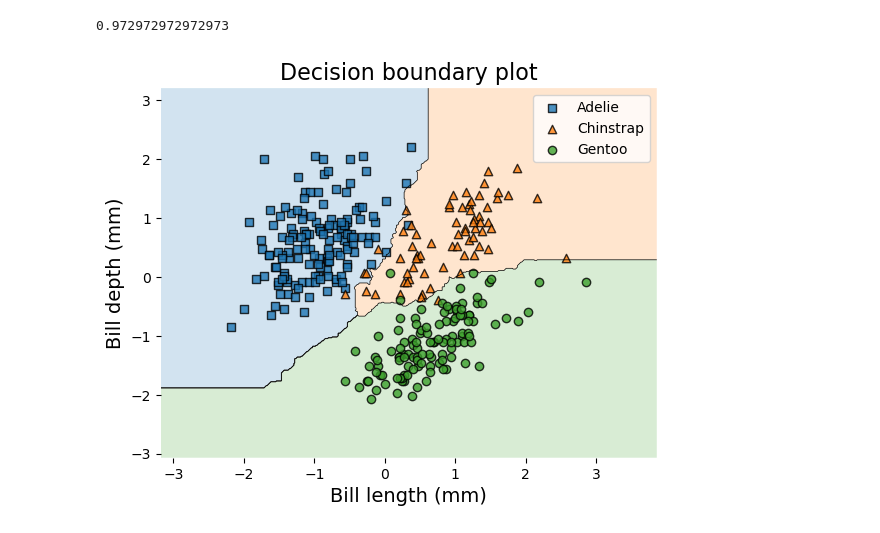
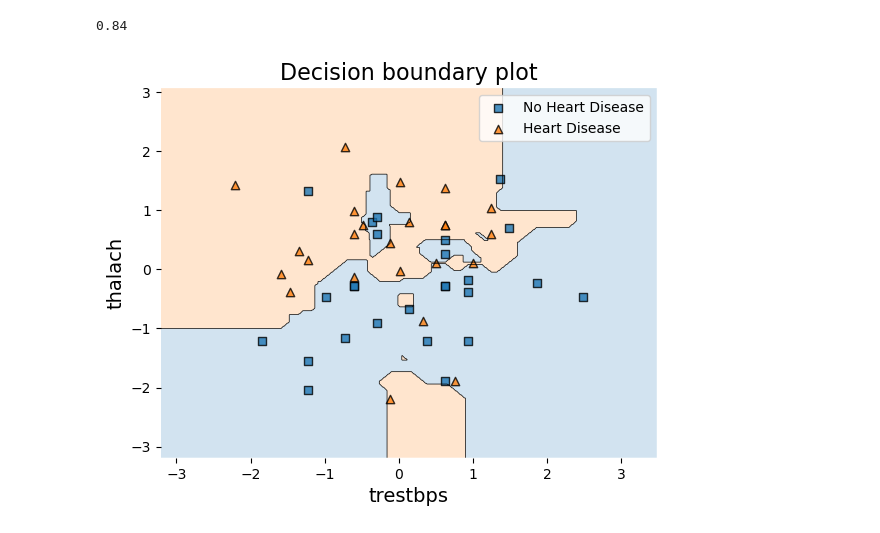
Before and after one commit to av-guy/D603-Machine-Learning, a Jupyter notebook: notebooks/k_nearest_neighbors.ipynb, the cells around one changed output. Saved outputs shown, nothing was run; the diff lists cells and outputs as text; code cells hidden in the pictures.

Commit message:
heart disease exercise for knn end of chapter

```diff
--- a/notebooks/k_nearest_neighbors.ipynb
+++ b/notebooks/k_nearest_neighbors.ipynb
@@ -8,6 +8,6 @@ from sklearn.neighbors import KNeighborsClassifier
 from mlxtend.plotting import plot_decision_regions
 from sklearn.preprocessing import StandardScaler
 # %%
-penguins = pd.read_csv('..\\data\\penguins.csv').dropna()
-penguins.head()
+heart = pd.read_csv('..\\data\\heart.csv').dropna()
+heart.head()
 # %% [output]
@@ -43,13 +32,13 @@ penguins.head()
 # Define input features and output features
 scaler = StandardScaler()
 
-X = penguins[['bill_length_mm', 'bill_depth_mm']]
-y = penguins[['species_int']]
+X = heart[['trestbps', 'thalach']]
+y = heart[['target']]
 
 X = scaler.fit_transform(X)
 # %%
 # Initialize a model with k=5 neighbors
-knn = KNeighborsClassifier(n_neighbors=9, metric='manhattan')
+knn = KNeighborsClassifier(n_neighbors=3, metric='manhattan')
 
 # Fit the model
 knn.fit(X, np.ravel(y))
@@ -60,23 +49,22 @@ knn.predict(X)
 # Calculate the proportion of instances correctly classified
 knn.score(X, np.ravel(y))
 # %% [output]
-0.972972972972973
+0.84
 # %%
 # Set background opacity to 20%
 contourf_kwargs = {'alpha': 0.2}
 
 # Plot decision boundary regions
 p = plot_decision_regions(X, np.ravel(y), clf=knn, contourf_kwargs=contourf_kwargs)
 
 # Add title and axis labels
 p.set_title('Decision boundary plot', fontsize=16)
-p.set_xlabel('Bill length (mm)', fontsize=14)
-p.set_ylabel('Bill depth (mm)', fontsize=14)
+p.set_xlabel('trestbps', fontsize=14)
+p.set_ylabel('thalach', fontsize=14)
 
 # Add legend
 L = plt.legend()
-L.get_texts()[0].set_text('Adelie')
-L.get_texts()[1].set_text('Chinstrap')
-L.get_texts()[2].set_text('Gentoo')
+L.get_texts()[0].set_text('No Heart Disease')
+L.get_texts()[1].set_text('Heart Disease')
 # %% [output]
-[figure, old version]
+[figure, new version]
```
Also changed, not shown: parts of 3 cells of this notebook, 2 other files.
